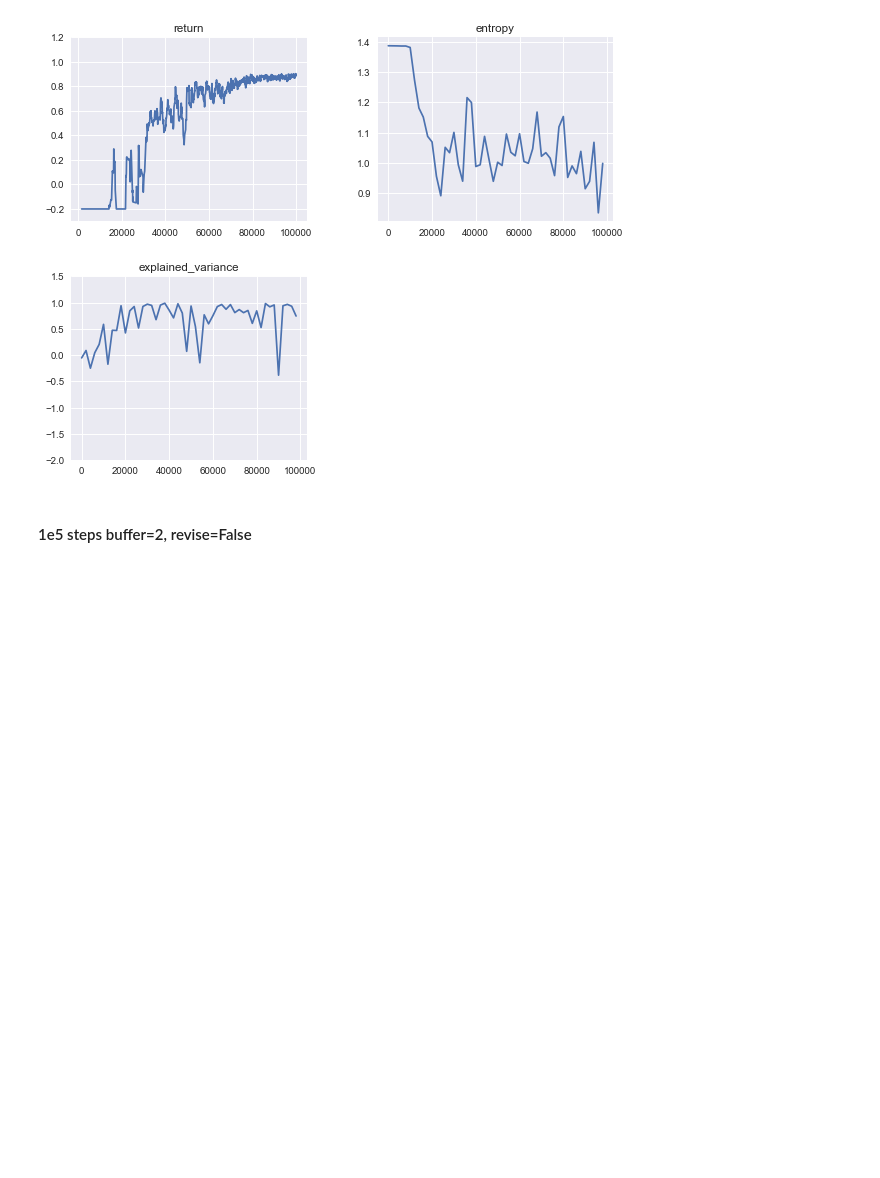
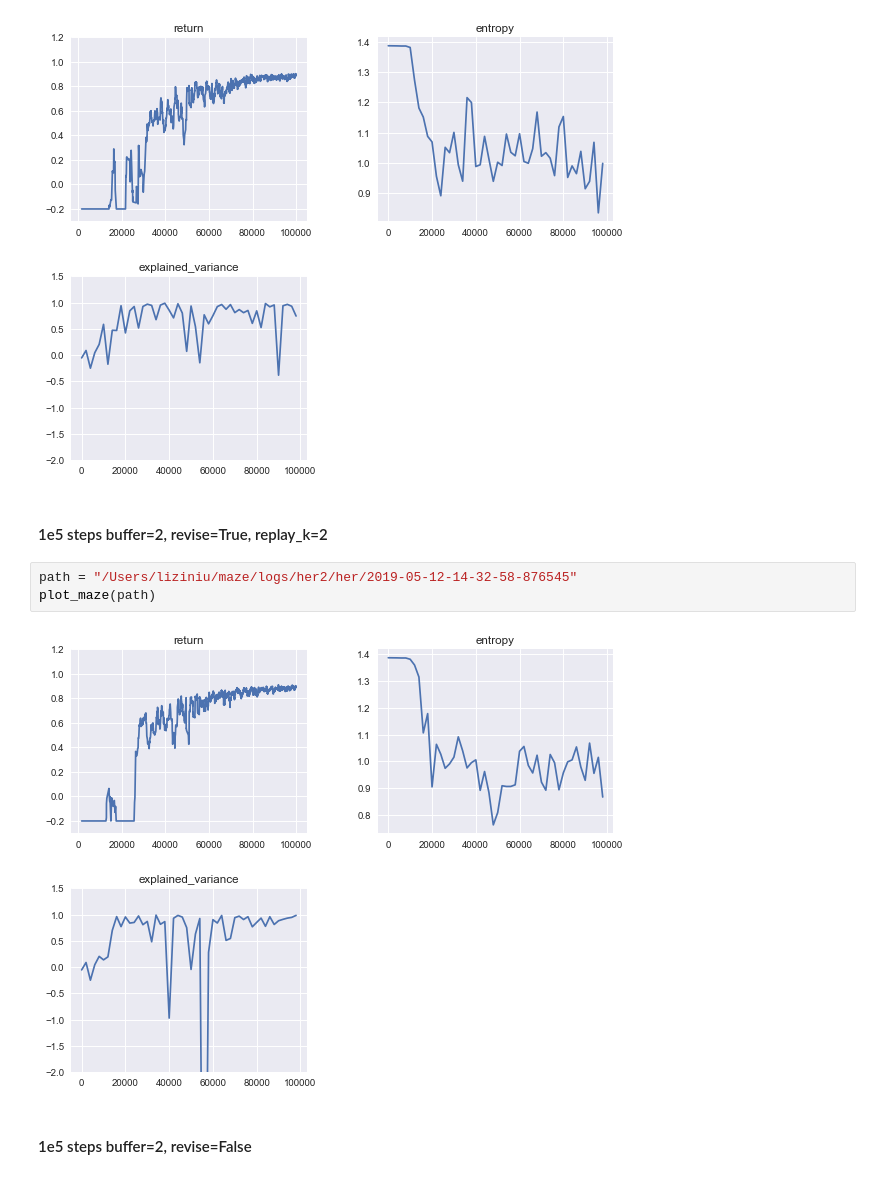
Before and after one commit to liziniu/Maze, a Jupyter notebook: visz.ipynb, the cells around one changed output. Saved outputs shown, nothing was run; the diff lists cells and outputs as text; blank space fills up the shorter version.

```diff
--- a/visz.ipynb
+++ b/visz.ipynb
@@ -122,6 +122,13 @@ path = "/Users/liziniu/maze/logs/her2/her/2019-05-12-13-57-32-174985"
 plot_maze(path)
 # %% [output]
 [figure]
+# %% [markdown]
+#### 1e5 steps buffer=2, revise=True, replay_k=2
+# %%
+path = "/Users/liziniu/maze/logs/her2/her/2019-05-12-14-32-58-876545"
+plot_maze(path)
+# %% [output]
+[figure, added]
 # %% [markdown]
 #### 1e5 steps buffer=2, revise=False
 # %%
```
Also changed, not shown: parts of 1 cell of this notebook, 2 other files.
